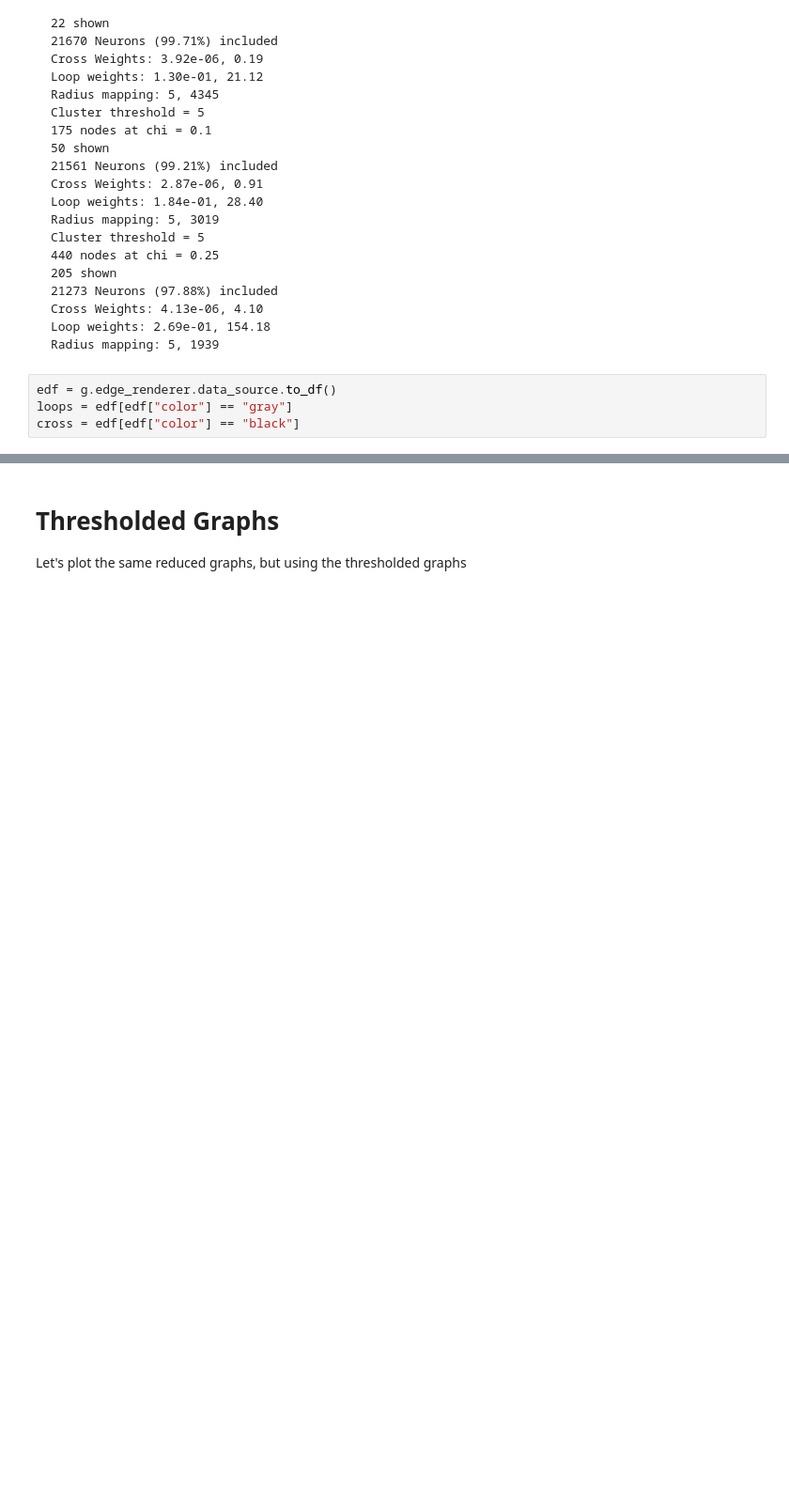
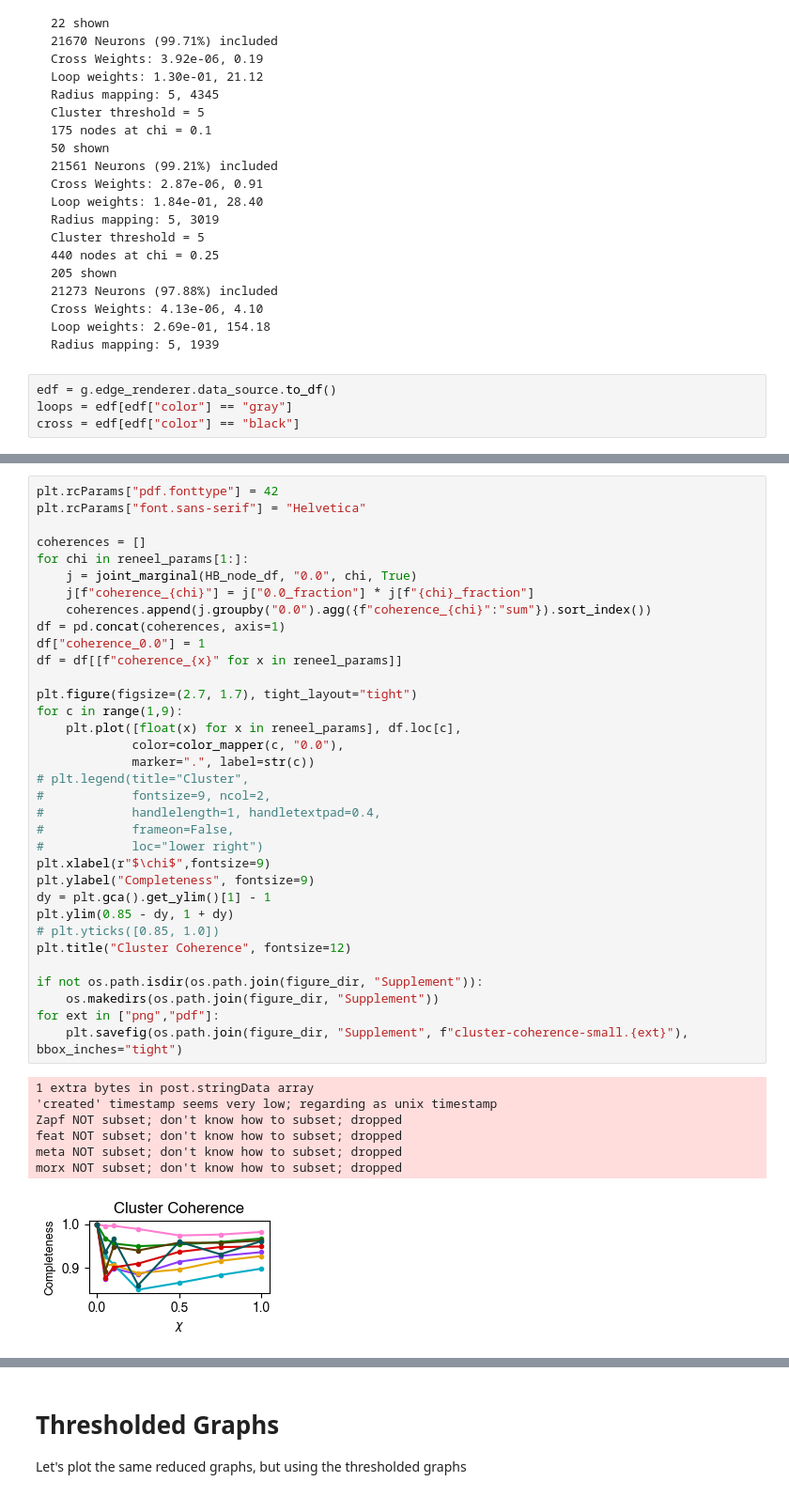
Before and after one commit to josiclab/flybrain-clustering, a Jupyter notebook: reduced-graphs.ipynb, the cells around one changed output, grey strips where cells are left out. Shown at 94% size. Saved outputs shown, nothing was run; the diff lists cells and outputs as text; blank space fills up the shorter version.

```diff
--- a/reduced-graphs.ipynb
+++ b/reduced-graphs.ipynb
@@ -1020,0 +1042,42 @@ cross = edf[edf["color"] == "black"]
+# %%
+plt.rcParams["pdf.fonttype"] = 42
+plt.rcParams["font.sans-serif"] = "Helvetica"
+
+coherences = []
+for chi in reneel_params[1:]:
+    j = joint_marginal(HB_node_df, "0.0", chi, True)
+    j[f"coherence_{chi}"] = j["0.0_fraction"] * j[f"{chi}_fraction"]
+    coherences.append(j.groupby("0.0").agg({f"coherence_{chi}":"sum"}).sort_index())
+df = pd.concat(coherences, axis=1)
+df["coherence_0.0"] = 1
+df = df[[f"coherence_{x}" for x in reneel_params]]
+
+plt.figure(figsize=(2.7, 1.7), tight_layout="tight")
+for c in range(1,9):
+    plt.plot([float(x) for x in reneel_params], df.loc[c],
+             color=color_mapper(c, "0.0"),
+             marker=".", label=str(c))
+# plt.legend(title="Cluster",
+#            fontsize=9, ncol=2,
+#            handlelength=1, handletextpad=0.4,
+#            frameon=False,
+#            loc="lower right")
+plt.xlabel(r"$\chi$",fontsize=9)
+plt.ylabel("Completeness", fontsize=9)
+dy = plt.gca().get_ylim()[1] - 1
+plt.ylim(0.85 - dy, 1 + dy)
+# plt.yticks([0.85, 1.0])
+plt.title("Cluster Coherence", fontsize=12)
+
+if not os.path.isdir(os.path.join(figure_dir, "Supplement")):
+    os.makedirs(os.path.join(figure_dir, "Supplement"))
+for ext in ["png","pdf"]:
+    plt.savefig(os.path.join(figure_dir, "Supplement", f"cluster-coherence-small.{ext}"), bbox_inches="tight")
+# %% [output]
+1 extra bytes in post.stringData array
+'created' timestamp seems very low; regarding as unix timestamp
+Zapf NOT subset; don't know how to subset; dropped
+feat NOT subset; don't know how to subset; dropped
+meta NOT subset; don't know how to subset; dropped
+morx NOT subset; don't know how to subset; dropped
+[figure, added]
```
Also changed, not shown: parts of 14 cells of this notebook.
